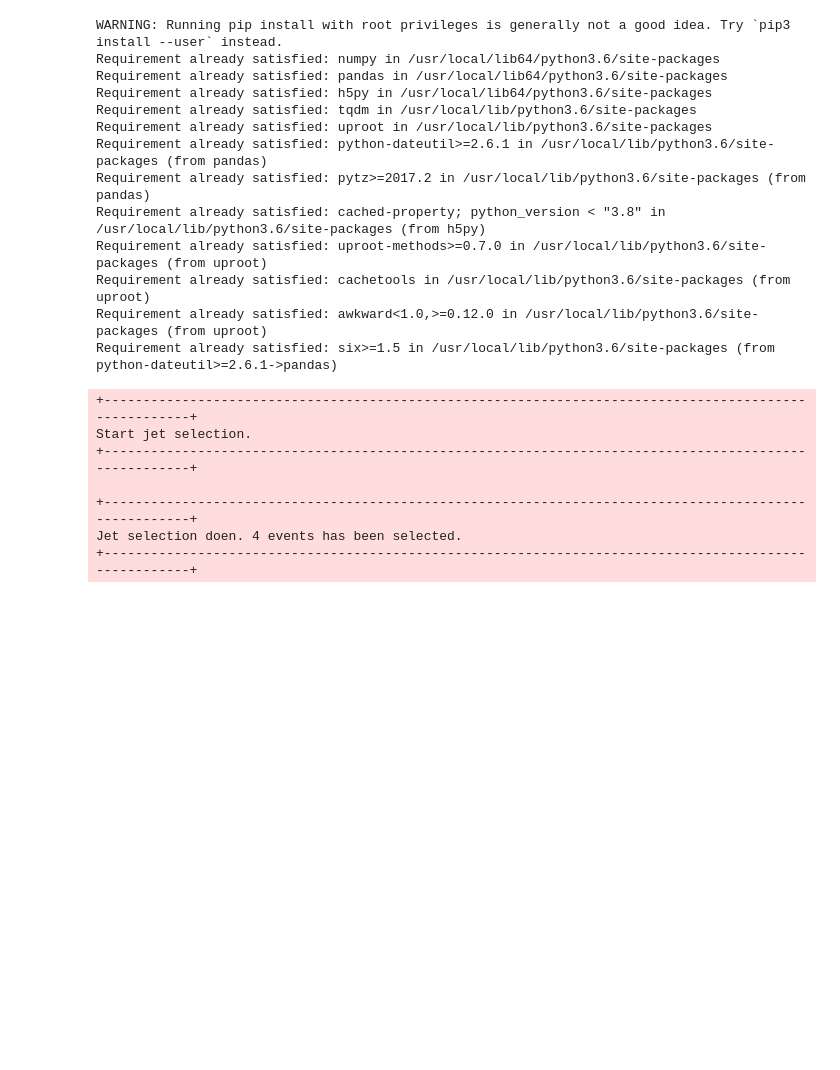
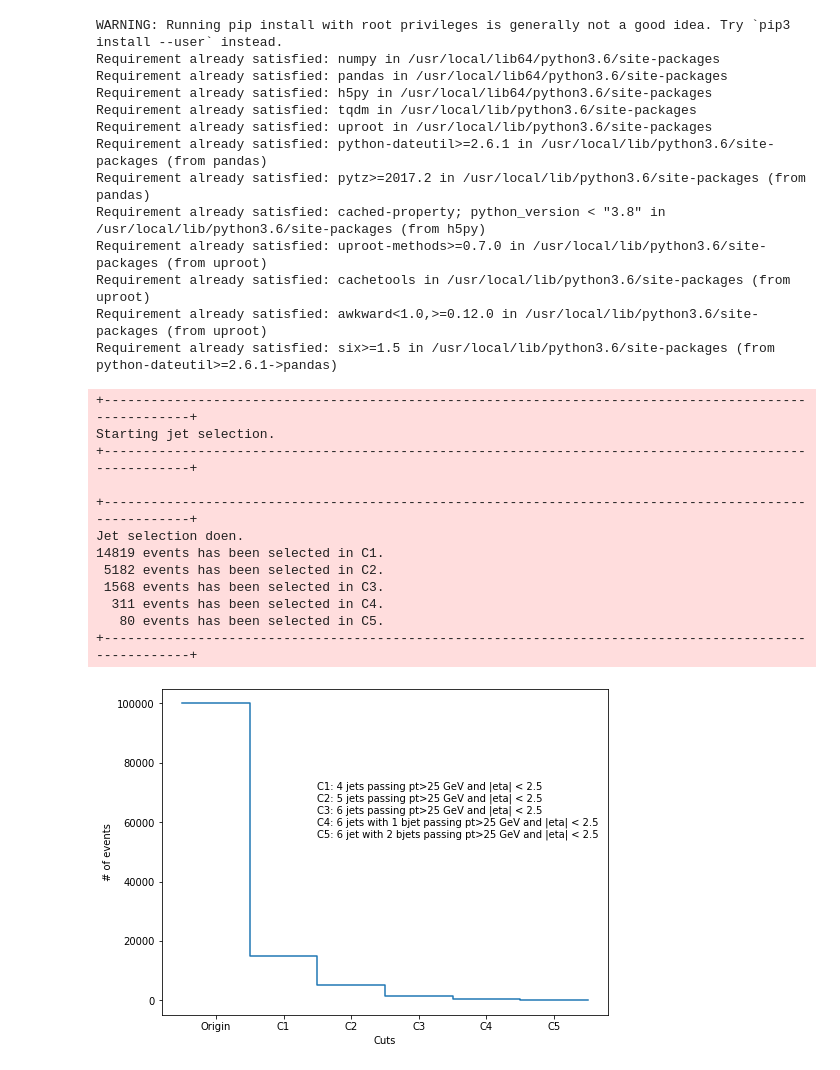
Before and after one commit to mfenton0/HEP-jet-assignment, a Jupyter notebook: analysis_script/demo/parse_uproot_demo_bkg.ipynb, the cells around one changed output. Cells and saved outputs as stored; diff of their text form; code cells hidden in the pictures; blank space fills up the shorter version.

Commit message:
feat: add cutflow

```diff
--- a/analysis_script/demo/parse_uproot_demo_bkg.ipynb
+++ b/analysis_script/demo/parse_uproot_demo_bkg.ipynb
@@ -211,24 +211,48 @@ higgs_daughter_pid_2 = np.zeros(len(clustered_particle_data.event))
 parton_array = np.zeros([ len(clustered_particle_data.event) , 8, 7])
 
 #Generate maker for each stage(event selection and jet selection.)
-marker_event = []
+"""
+*******************************************************************
+*                           Cutflow                               *
+*******************************************************************
+
+C1: 4 jet passing pt>25 GeV and |eta| < 2.5
+C2: 5 jet passing pt>25 GeV and |eta| < 2.5
+C3: 6 jet passing pt>25 GeV and |eta| < 2.5
+C4: 6 jet with 1 bjet passing pt>25 GeV and |eta| < 2.5
+C5: 6 jet with 2 bjet passing pt>25 GeV and |eta| < 2.5
+
+"""
+marker_event_C1 = []
+marker_event_C2 = []
+marker_event_C3 = []
+marker_event_C4 = []
+marker_event_C5 = []
 marker_jet = []
 marker_bjet = []
 
+
 for i in range(len(clustered_particle_data.event)):
-    marker_event.append(0)
+    marker_event_C1.append(0)
+    marker_event_C2.append(0)
+    marker_event_C3.append(0)
+    marker_event_C4.append(0)
+    marker_event_C5.append(0)
     marker_jet.append(np.zeros([len(clustered_jet_data.pt[i])]))
     marker_bjet.append(np.zeros([len(clustered_jet_data.pt[i])]))
 
-
-marker_event = np.asanyarray(marker_event, dtype=object)
+marker_event_C1 = np.asanyarray(marker_event_C1, dtype=object)
+marker_event_C2 = np.asanyarray(marker_event_C2, dtype=object)
+marker_event_C3 = np.asanyarray(marker_event_C3, dtype=object)
+marker_event_C4 = np.asanyarray(marker_event_C4, dtype=object)
+marker_event_C5 = np.asanyarray(marker_event_C5, dtype=object)
 marker_jet = np.asanyarray(marker_jet, dtype=object)
 marker_bjet = np.asanyarray(marker_bjet, dtype=object)
 
 #Mark which jet in each event pass the selection.
 print("\n")
 print("+------------------------------------------------------------------------------------------------------+")
-print("Start jet selection.")
+print("Starting jet selection.")
 print("+------------------------------------------------------------------------------------------------------+")
 for i in tqdm.trange(len(clustered_particle_data.event)):
     for j in range(len(clustered_jet_data.pt[i])):
@@ -241,17 +265,39 @@ for i in tqdm.trange(len(clustered_particle_data.event)):
         else: pass
 
 for i in tqdm.trange(len(clustered_particle_data.event)):
-    if np.sum(marker_jet[i] == 1) >= 8 and np.sum(marker_bjet[i] == 1) >= 2 :
-        marker_event[i] = 1
+    if np.sum(marker_jet[i] == 1) >= 4 :
+        marker_event_C1[i] = 1
+    if np.sum(marker_jet[i] == 1) >= 5 :
+        marker_event_C2[i] = 1
+    if np.sum(marker_jet[i] == 1) >= 6 :
+        marker_event_C3[i] = 1
+    if np.sum(marker_jet[i] == 1) >= 6 and np.sum(marker_bjet[i] == 1) >= 1 :
+        marker_event_C4[i] = 1
+    if np.sum(marker_jet[i] == 1) >= 6 and np.sum(marker_bjet[i] == 1) >= 2 :
+        marker_event_C5[i] = 1
 print("\n")
 print("+------------------------------------------------------------------------------------------------------+")
-print("Jet selection doen. {0} events has been selected.".format(np.sum(marker_event == 1)))
+print("Jet selection done.\n{0:5} events has been selected in C1.\n{1:5} events has been selected in C2.\n{2:5} events has been selected in C3.\n{3:5} events has been selected in C4.\n{4:5} events has been selected in C5.".format(np.sum(marker_event_C1 == 1), np.sum(marker_event_C2 == 1), np.sum(marker_event_C3 == 1), np.sum(marker_event_C4 == 1), np.sum(marker_event_C5 == 1)))
 print("+------------------------------------------------------------------------------------------------------+")
 # %% [output]
 +------------------------------------------------------------------------------------------------------+
-Start jet selection.
+Starting jet selection.
 +------------------------------------------------------------------------------------------------------+
 
 +------------------------------------------------------------------------------------------------------+
-Jet selection doen. 4 events has been selected.
+Jet selection doen.
+14819 events has been selected in C1.
+ 5182 events has been selected in C2.
+ 1568 events has been selected in C3.
+  311 events has been selected in C4.
+   80 events has been selected in C5.
 +------------------------------------------------------------------------------------------------------+
+# %%
+cutflow = np.zeros(7)
+cutflow[0] = len(marker_event_C1)
+cutflow[1] = len(marker_event_C1)
+cutflow[2] = np.sum(marker_event_C1 == 1)
+cutflow[3] = np.sum(marker_event_C2 == 1)
+cutflow[4] = np.sum(marker_event_C3 == 1)
+cutflow[5] = np.sum(marker_event_C4 == 1)
+cutflow[6] = np.sum(marker_event_C5 == 1)
@@ -257,0 +306,11 @@ Jet selection doen. 4 events has been selected.
+# %%
+x = np.linspace(0,6,7)
+plt.figure(figsize=(8,6))
+plt.step(x, cutflow)
+plt.xlabel("Cuts")
+plt.ylabel("# of events")
+plt.xticks([0.5, 1.5, 2.5, 3.5, 4.5, 5.5],[ "Origin", "C1", "C2", "C3", "C4", "C5"])
+plt.text(2,5.5e4,"C1: 4 jets passing pt>25 GeV and |eta| < 2.5\nC2: 5 jets passing pt>25 GeV and |eta| < 2.5\nC3: 6 jets passing pt>25 GeV and |eta| < 2.5\nC4: 6 jets with 1 bjet passing pt>25 GeV and |eta| < 2.5\nC5: 6 jet with 2 bjets passing pt>25 GeV and |eta| < 2.5")
+plt.show()
+# %% [output]
+[figure, added]
```
Also changed, not shown: parts of 1 cell of this notebook.
